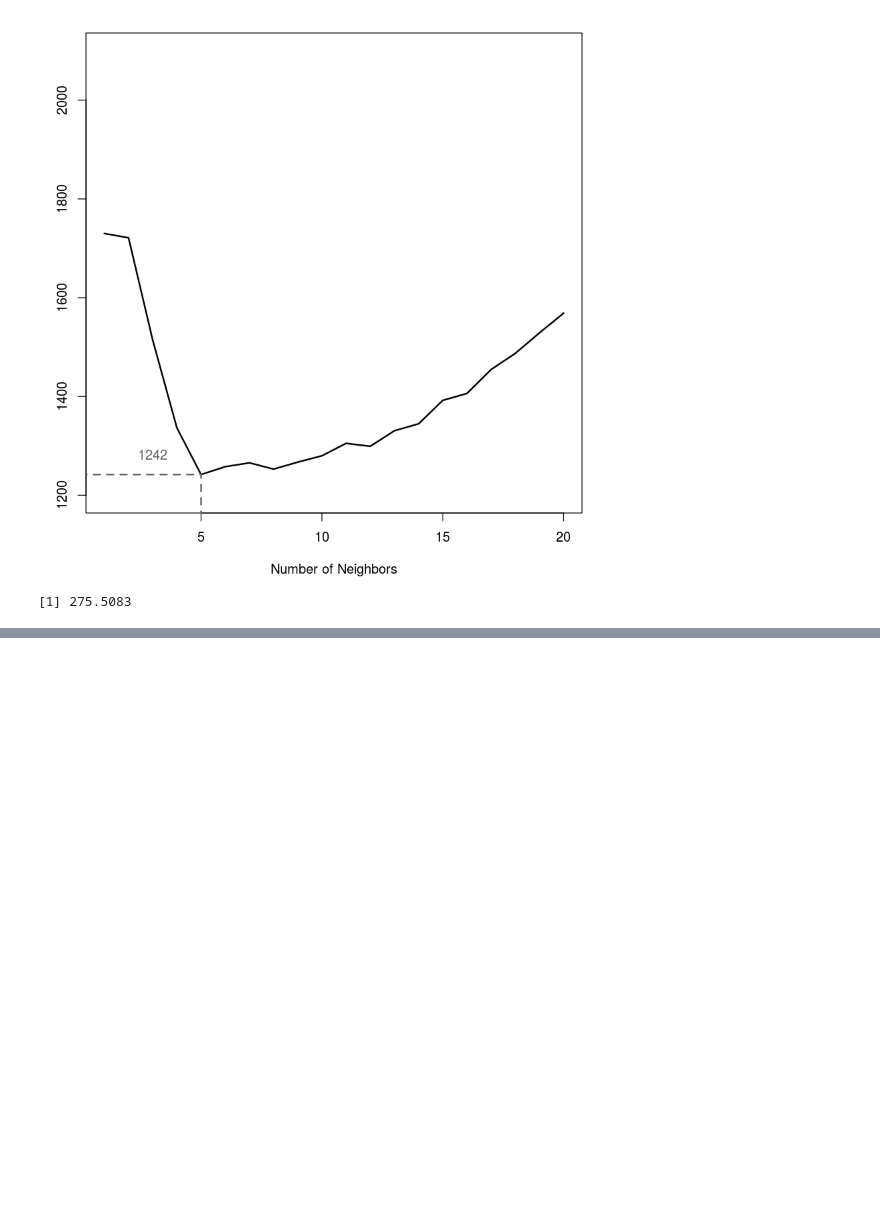
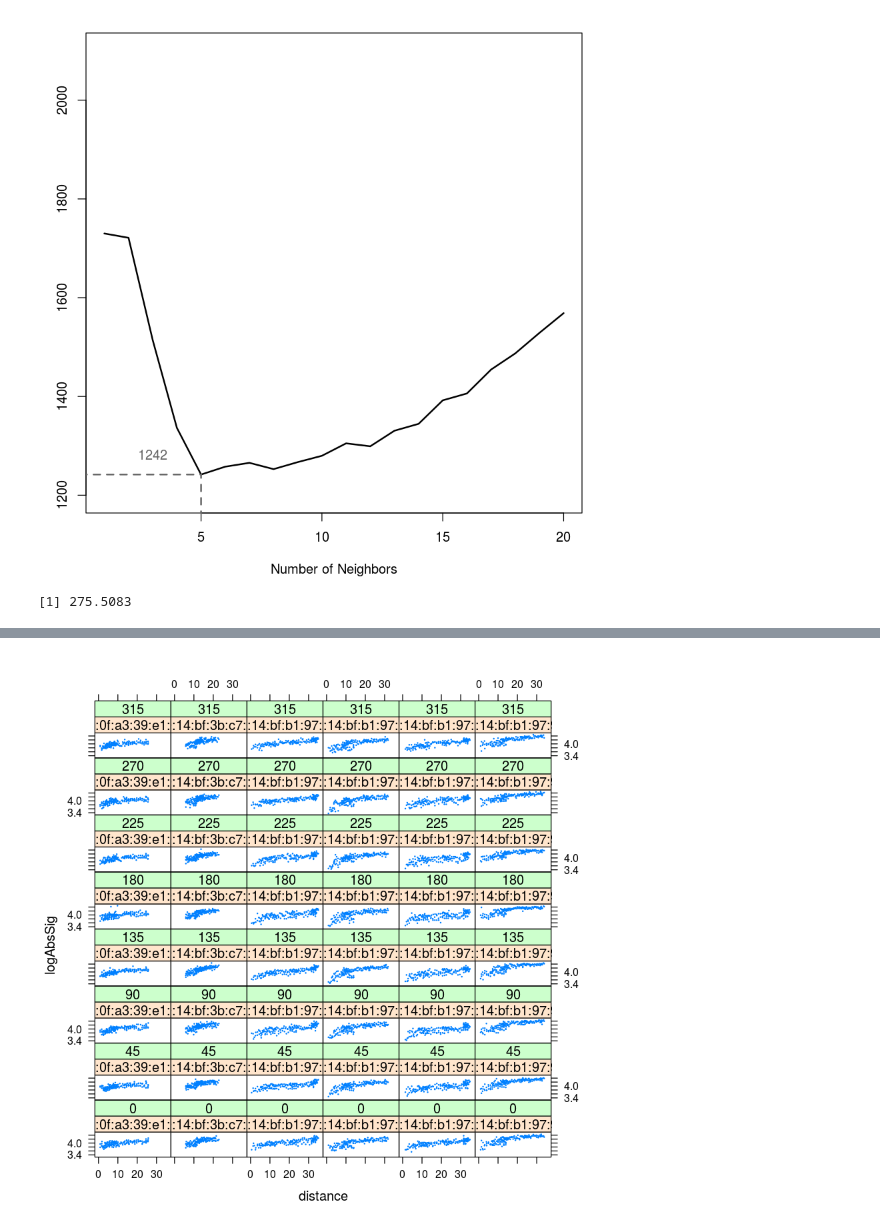
Before and after one commit to CaseyRMartinez/QTW_CaseStudies, a Jupyter notebook: RTLS_CaseStudy1.ipynb, the cells around one changed output, grey strips where cells are left out. Saved outputs shown, nothing was run; the diff lists cells and outputs as text; code cells hidden in the pictures; blank space fills up the shorter version.

```diff
--- a/RTLS_CaseStudy1.ipynb
+++ b/RTLS_CaseStudy1.ipynb
@@ -824,0 +1004,8 @@ predXY = function(newSignals, newAngles, trainData,
+# %%
+offline$absSig = abs(offline$signal)
+offline$logAbsSig = log(offline$absSig)
+offlineSummary$logAbsSig = log(abs(offlineSummary$signal))
+
+
+
+head(offlineSummary)
@@ -824,0 +1020,4 @@ predXY = function(newSignals, newAngles, trainData,
+# %%
+xyplot(logAbsSig ~ dist | factor(mac) + factor(angle), data=offlineSummary, pch = 20, cex = 0.2, xlab = "distance" )
+# %% [output]
+[figure, added]
```
Also changed, not shown: parts of 17 cells of this notebook.
